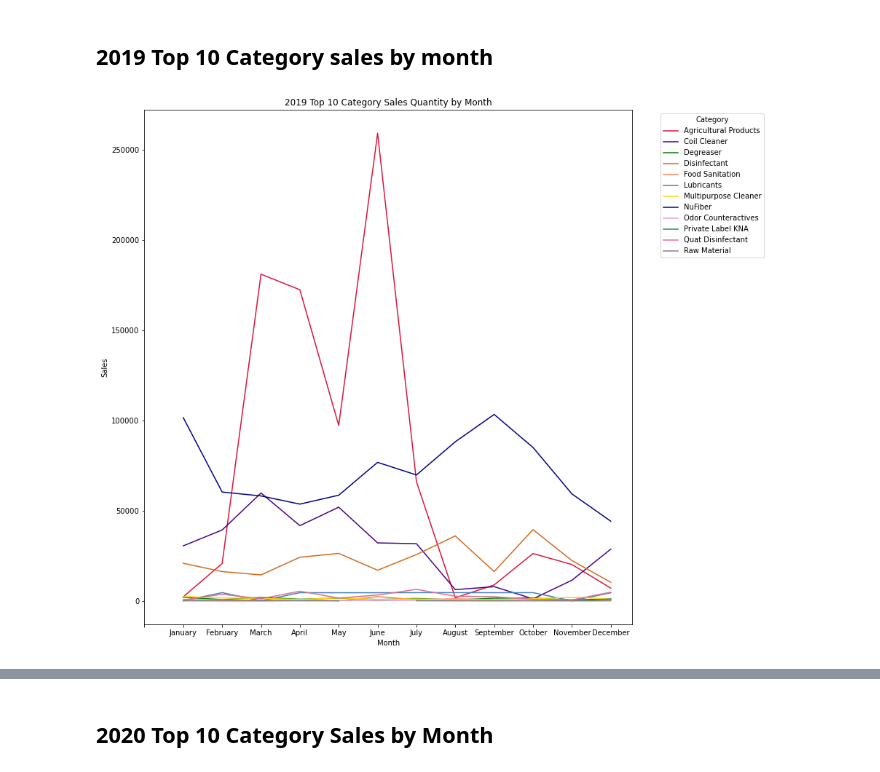
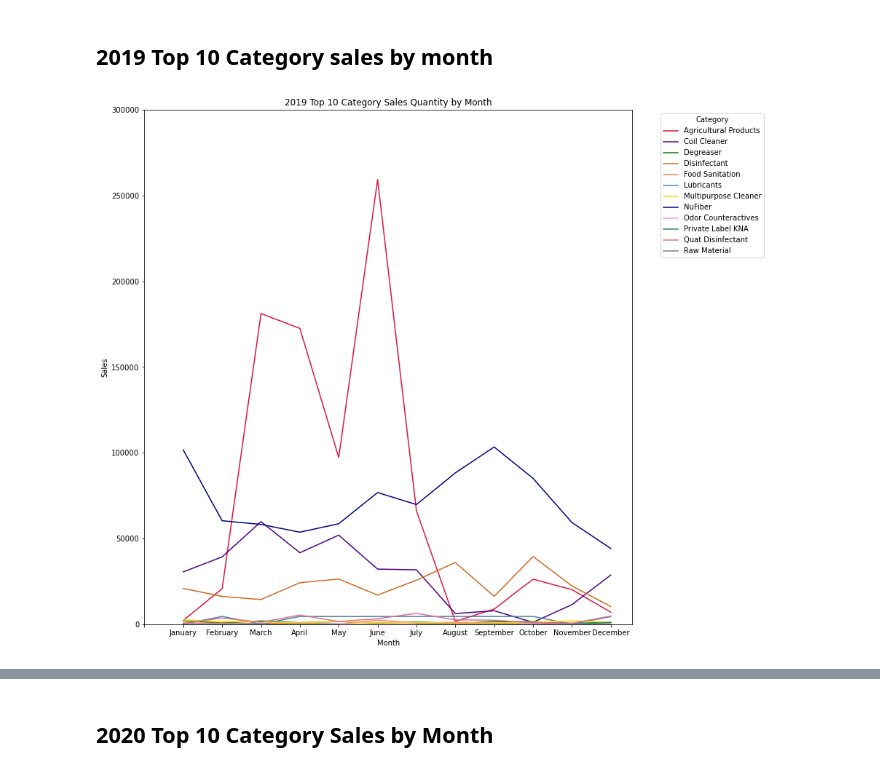
Before and after one commit to aadeba5/Project1, a Jupyter notebook: Nuance_Eric.ipynb, the cells around one changed output, grey strips where cells are left out. Cells and saved outputs as stored; diff of their text form; code cells hidden in the pictures.

```diff
--- a/Nuance_Eric.ipynb
+++ b/Nuance_Eric.ipynb
@@ -298,18 +298,19 @@ twenty_19_monthly.head()
 # %%
 colors = ('crimson', 'indigo', 'green', 'chocolate', 'coral', 'steelblue', 'gold', 'navy', 'plum', 'seagreen',
           'palevioletred', 'gray')
 ax=twenty_19_monthly.unstack('category')['qty_ship'].plot(kind='line', figsize=(12,13), color = colors)
 plt.legend(title='Category', bbox_to_anchor=(1.05, 1), loc='upper left')
 plt.xticks(ticks = np.arange(13), labels =('','January', 'February', 'March', 'April', 'May', 'June', 'July', 'August',
                   'September', 'October', 'November', 'December'))
 plt.title('2019 Top 10 Category Sales Quantity by Month')
 plt.xlabel('Month')
 plt.ylabel('Sales')
+plt.ylim(0,300000)
 plt.ticklabel_format(useOffset=False, style = 'plain', axis = 'y')
 plt.savefig('output/2019 Top 10 Category Sales Quantity by month',facecolor='w', bbox_inches='tight')
 plt.show()
 # %% [output]
-[figure, old version]
+[figure, new version]
 # %%
 ax=twenty_19_monthly.unstack('category')['price_net'].plot(kind='line', figsize=(12,13), color = colors)
 plt.legend(title='Category', bbox_to_anchor=(1.05, 1), loc='upper left')
```
Also changed, not shown: parts of 2 cells of this notebook, 3 other files.
